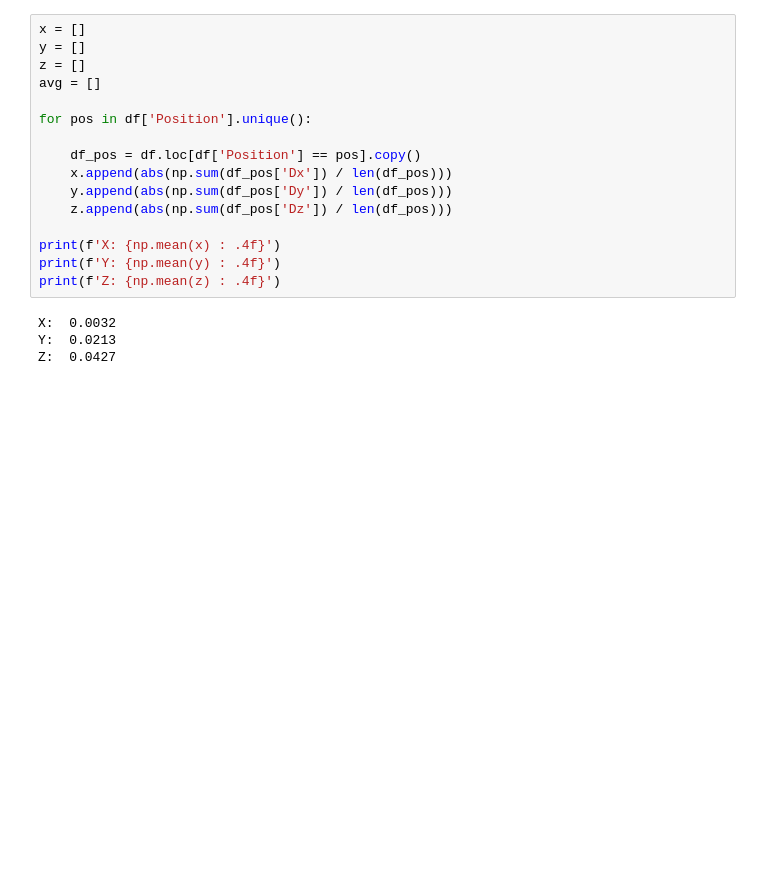
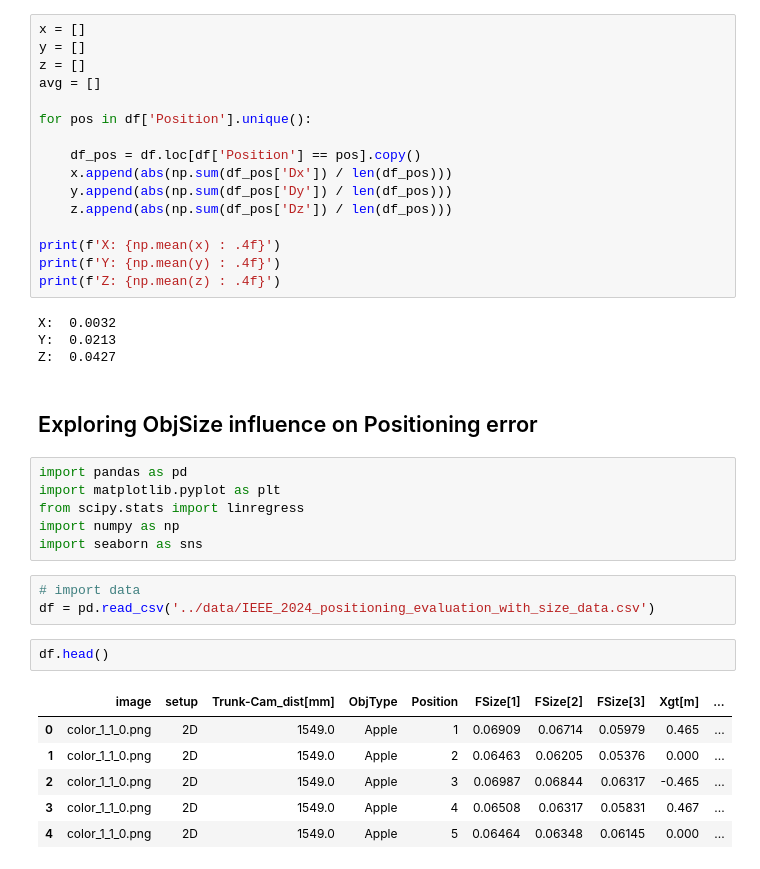
Before and after one commit to ECOPOM/Positioning_MetroAgriFor2024, a Jupyter notebook: notebooks/data_analysis.ipynb, the cells around one changed output. Drawn from its saved outputs; the diff is of its cells as text; blank space fills up the shorter version.

```diff
--- a/notebooks/data_analysis.ipynb
+++ b/notebooks/data_analysis.ipynb
@@ -283,3 +283,23 @@ print(f'Z: {np.mean(z) : .4f}')
 X:  0.0032
 Y:  0.0213
 Z:  0.0427
+# %% [markdown]
+## Exploring ObjSize influence on Positioning error
+# %%
+import pandas as pd
+import matplotlib.pyplot as plt
+from scipy.stats import linregress
+import numpy as np
+import seaborn as sns
+# %%
+# import data
+df = pd.read_csv('../data/IEEE_2024_positioning_evaluation_with_size_data.csv')
+# %%
+df.head()
+# %% [output]
+|  | image | setup | Trunk-Cam_dist[mm] | ObjType | Position | FSize[1] | FSize[2] | FSize[3] | Xgt[m] | ... |
+| 0 | color_1_1_0.png | 2D | 1549.0 | Apple | 1 | 0.06909 | 0.06714 | 0.05979 | 0.465 | ... |
+| 1 | color_1_1_0.png | 2D | 1549.0 | Apple | 2 | 0.06463 | 0.06205 | 0.05376 | 0.000 | ... |
+| 2 | color_1_1_0.png | 2D | 1549.0 | Apple | 3 | 0.06987 | 0.06844 | 0.06317 | -0.465 | ... |
+| 3 | color_1_1_0.png | 2D | 1549.0 | Apple | 4 | 0.06508 | 0.06317 | 0.05831 | 0.467 | ... |
+| 4 | color_1_1_0.png | 2D | 1549.0 | Apple | 5 | 0.06464 | 0.06348 | 0.06145 | 0.000 | ... |
```
Also changed, not shown: parts of 2 cells of this notebook, 3 other files.
